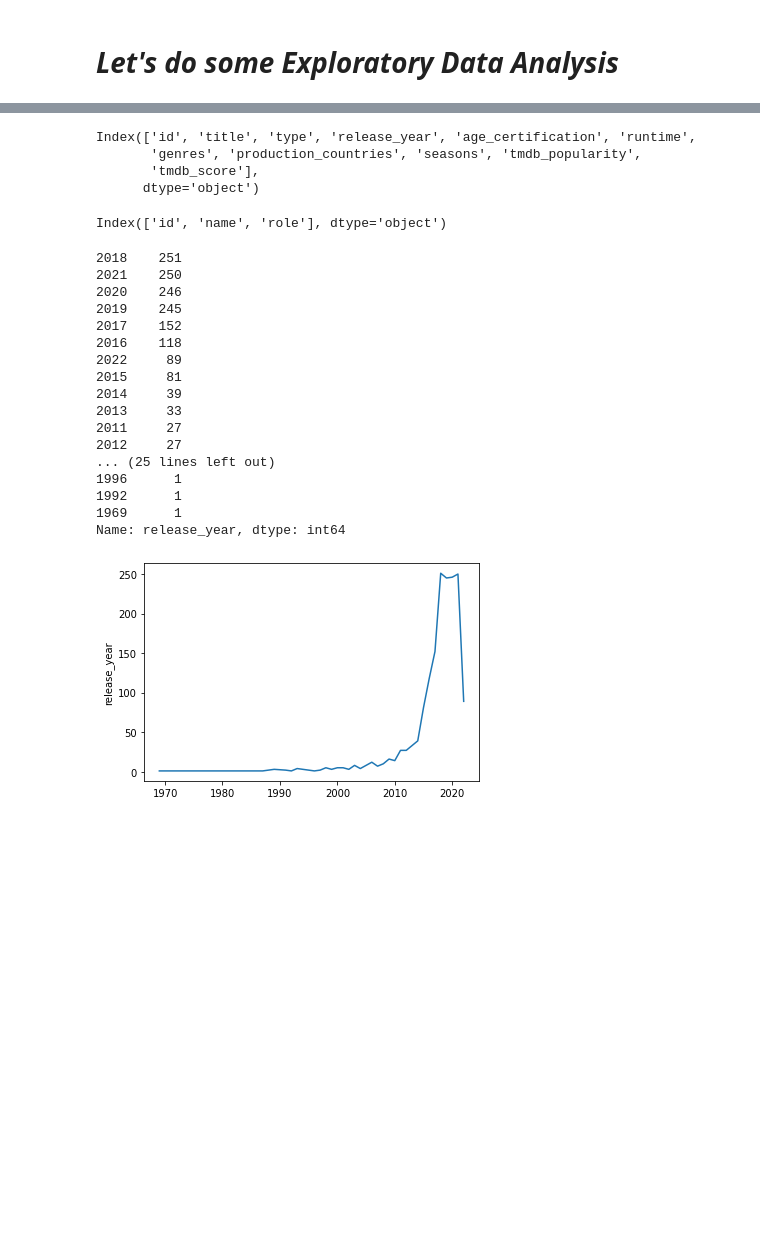
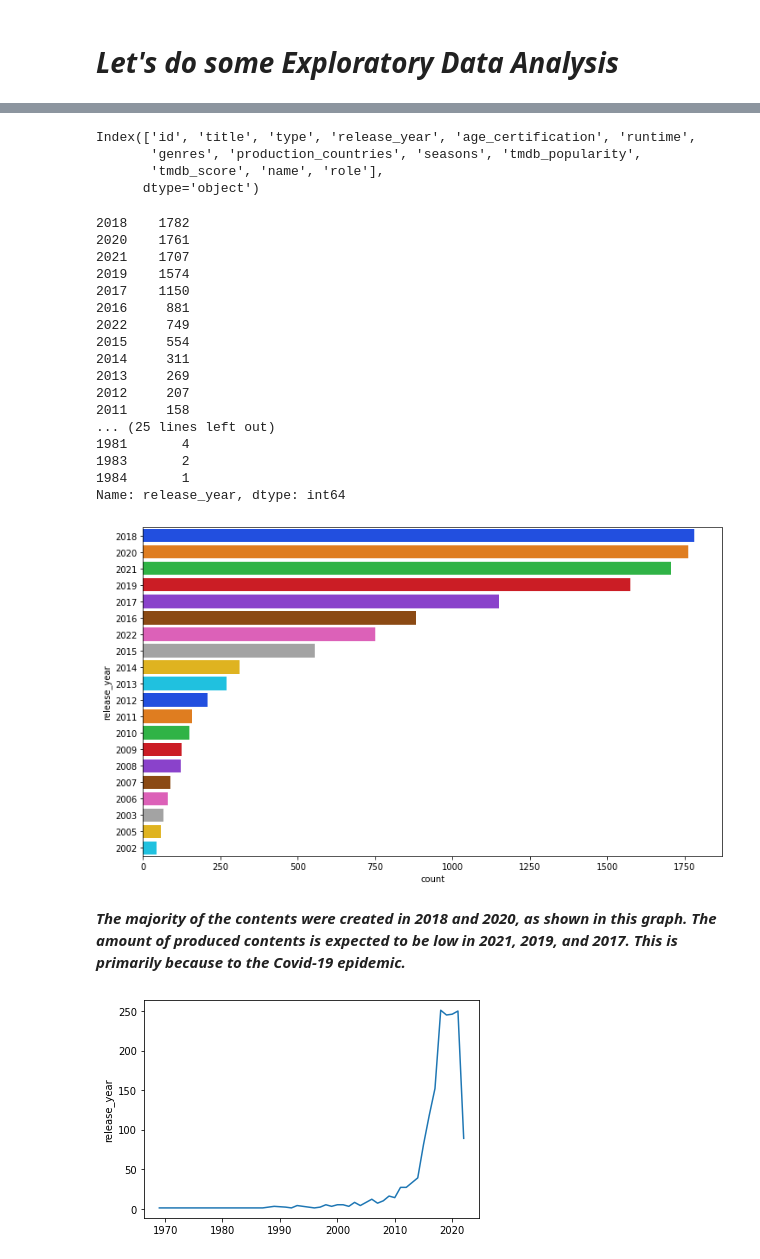
Before and after one commit to ramrakhyaniRiya/Netflix_TVshows-Movies, a Jupyter notebook: Netflix_TV_Shows_and_Movies.ipynb, the cells around one changed output, grey strips where cells are left out. Saved outputs shown, nothing was run; the diff lists cells and outputs as text; code cells hidden in the pictures; blank space fills up the shorter version.

```diff
--- a/Netflix_TV_Shows_and_Movies.ipynb
+++ b/Netflix_TV_Shows_and_Movies.ipynb
@@ -293,34 +293,37 @@ crd.tail()
 # %%
-df.columns
+d_tit_crd.columns
 # %% [output]
 Index(['id', 'title', 'type', 'release_year', 'age_certification', 'runtime',
        'genres', 'production_countries', 'seasons', 'tmdb_popularity',
-       'tmdb_score'],
+       'tmdb_score', 'name', 'role'],
       dtype='object')
-# %%
-crd.columns
-# %% [output]
-Index(['id', 'name', 'role'], dtype='object')
 # %%
-df['release_year'].value_counts()
+d_tit_crd['release_year'].value_counts()
 # %% [output]
-2018    251
-2021    250
-2020    246
-2019    245
-2017    152
-2016    118
-2022     89
-2015     81
-2014     39
-2013     33
-2011     27
-2012     27
+2018    1782
+2020    1761
+2021    1707
+2019    1574
+2017    1150
+2016     881
+2022     749
+2015     554
+2014     311
+2013     269
+2012     207
+2011     158
 ... (25 lines left out)
-1996      1
-1992      1
-1969      1
+1981       4
+1983       2
+1984       1
 Name: release_year, dtype: int64
+# %%
+plt.figure(figsize=(12,7))
+ax = sns.countplot(y="release_year", data=d_tit_crd, palette="bright", order=d_tit_crd['release_year'].value_counts().index[0:20])
+# %% [output]
+[figure, added]
+# %% [markdown]
+***The majority of the contents were created in 2018 and 2020, as shown in this graph. The amount of produced contents is expected to be low in 2021, 2019, and 2017. This is primarily because to the Covid-19 epidemic.***
 # %%
 release_year = df['release_year'].value_counts()
 sns.lineplot(data=release_year)
```
Also changed, not shown: parts of 21 cells of this notebook.
